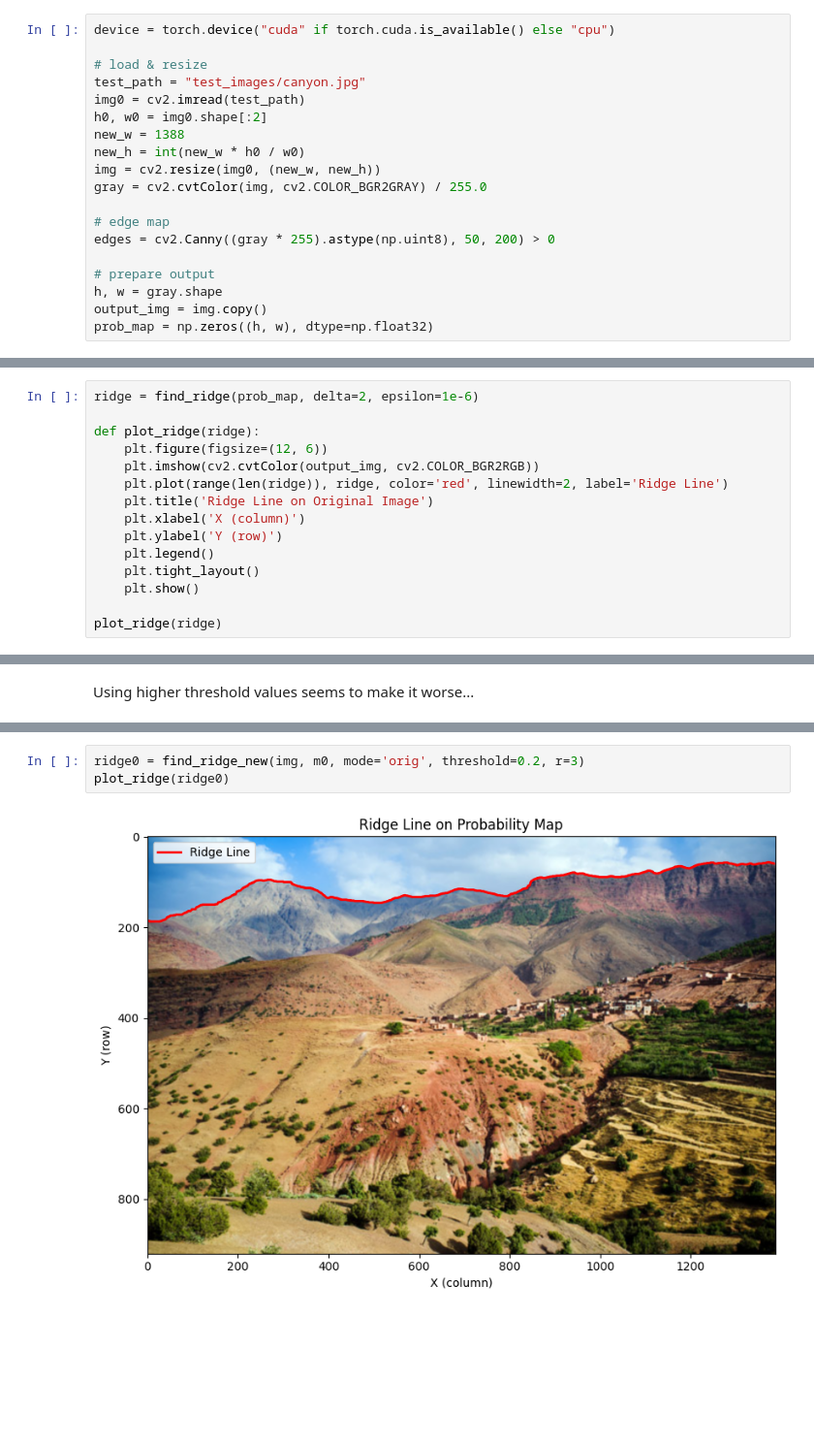
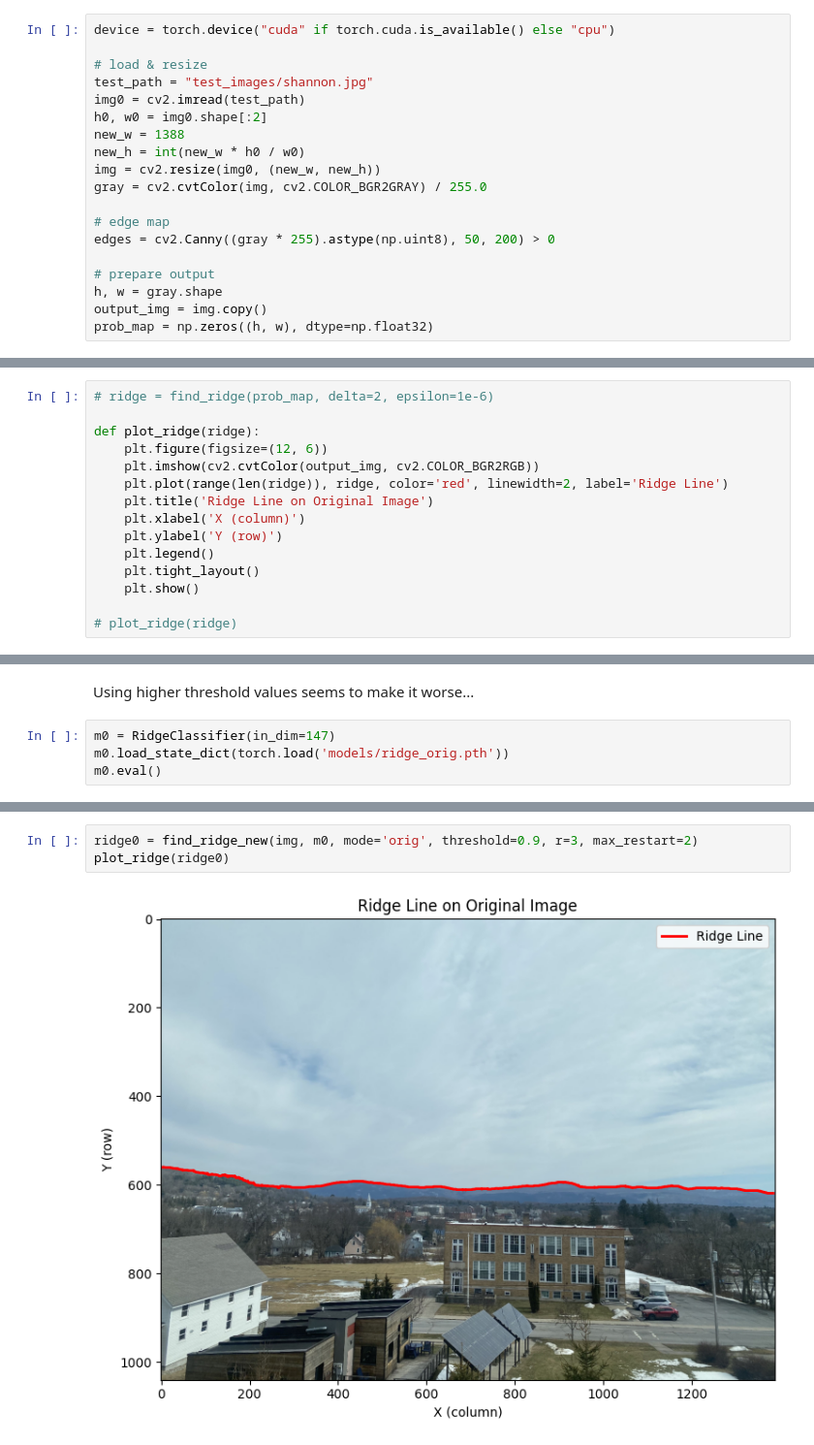
Before and after one commit to csci701s25/snowbowl-savant, a Jupyter notebook: EdgeDetection/edge_det_tensor.ipynb, the cells around one changed output, grey strips where cells are left out. Shown at 97% size. Cells and saved outputs as stored; diff of their text form; blank space fills up the shorter version.

```diff
--- a/EdgeDetection/edge_det_tensor.ipynb
+++ b/EdgeDetection/edge_det_tensor.ipynb
@@ -280,7 +284,7 @@ Training on cuda.
 device = torch.device("cuda" if torch.cuda.is_available() else "cpu")
 
 # load & resize
-test_path = "test_images/canyon.jpg"
+test_path = "test_images/shannon.jpg"
 img0 = cv2.imread(test_path)
 h0, w0 = img0.shape[:2]
 new_w = 1388
@@ -366,7 +370,7 @@ def find_ridge(prob_map, delta=1, epsilon=1e-6):
 
     return ridge
 # %%
-ridge = find_ridge(prob_map, delta=2, epsilon=1e-6)
+# ridge = find_ridge(prob_map, delta=2, epsilon=1e-6)
 
 def plot_ridge(ridge):
     plt.figure(figsize=(12, 6))
@@ -379,4 +383,4 @@ def plot_ridge(ridge):
     plt.tight_layout()
     plt.show()
 
-plot_ridge(ridge)
+# plot_ridge(ridge)
@@ -507,3 +509,7 @@ def find_ridge_new(image, model,
     return ridge
 # %% [markdown]
 Using higher threshold values seems to make it worse...
+# %%
+m0 = RidgeClassifier(in_dim=147)
+m0.load_state_dict(torch.load('models/ridge_orig.pth'))
+m0.eval()
@@ -510,5 +521,5 @@ Using higher threshold values seems to make it worse...
 # %%
-ridge0 = find_ridge_new(img, m0, mode='orig', threshold=0.2, r=3)
+ridge0 = find_ridge_new(img, m0, mode='orig', threshold=0.9, r=3, max_restart=2)
 plot_ridge(ridge0)
 # %% [output]
-[figure, old version]
+[figure, new version]
```
Also changed, not shown: parts of 10 cells of this notebook, 1 other file.
